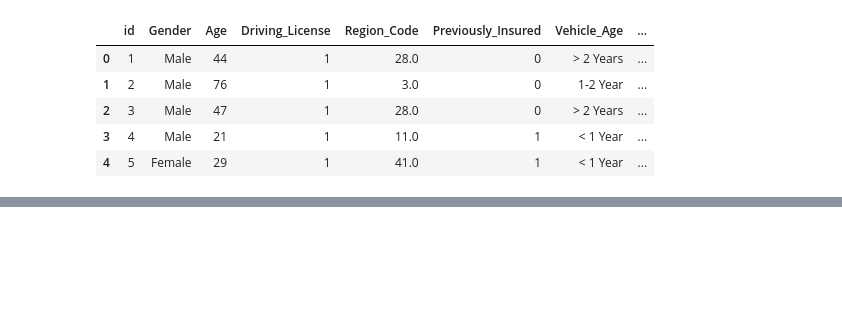
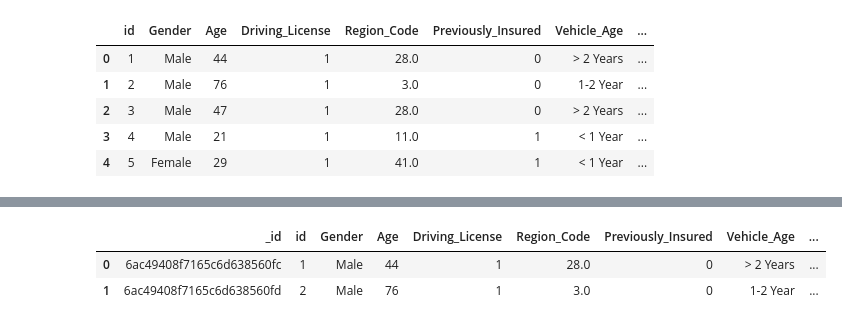
Before and after one commit to DixitMehta/Vehicle-Insurance, a Jupyter notebook: notebook/mongoDB_demo.ipynb, the cells around one changed output, grey strips where cells are left out. Cells and saved outputs as stored; diff of their text form; code cells hidden in the pictures; blank space fills up the shorter version.

Commit message:
Configured jupiter notebook for uploading data into MongoDB

```diff
--- a/notebook/mongoDB_demo.ipynb
+++ b/notebook/mongoDB_demo.ipynb
@@ -20,0 +45,11 @@ df.head()
+# %%
+DB_NAME = 'Vehicle-insurance'
+COLLECTION_NAME = 'Insurance-data'
+CONNECTION_URL = 'mongodb+srv://studydocs2112_db_user:vSXs3PJAt008xvug@cluster0.zdnnolw.mongodb.net/?appName=Cluster0'
+# %%
+client = pymongo.MongoClient(CONNECTION_URL)
+data_base = client[DB_NAME]
+collection = data_base[COLLECTION_NAME]
+# print('client: ',client, '\n')
+# print('data_base: ',data_base, '\n')
+# print('collection: ',collection, '\n')
@@ -20,0 +59,8 @@ df.head()
+# %%
+#  Load data from MongoDB
+df = pd.DataFrame(list(collection.find()))
+df.head(2)
+# %% [output]
+|  | _id | id | Gender | Age | Driving_License | Region_Code | Previously_Insured | Vehicle_Age | ... |
+| 0 | 6ac49408f7165c6d638560fc | 1 | Male | 44 | 1 | 28.0 | 0 | > 2 Years | ... |
+| 1 | 6ac49408f7165c6d638560fd | 2 | Male | 76 | 1 | 3.0 | 0 | 1-2 Year | ... |
```
Also changed, not shown: parts of 3 cells of this notebook.
